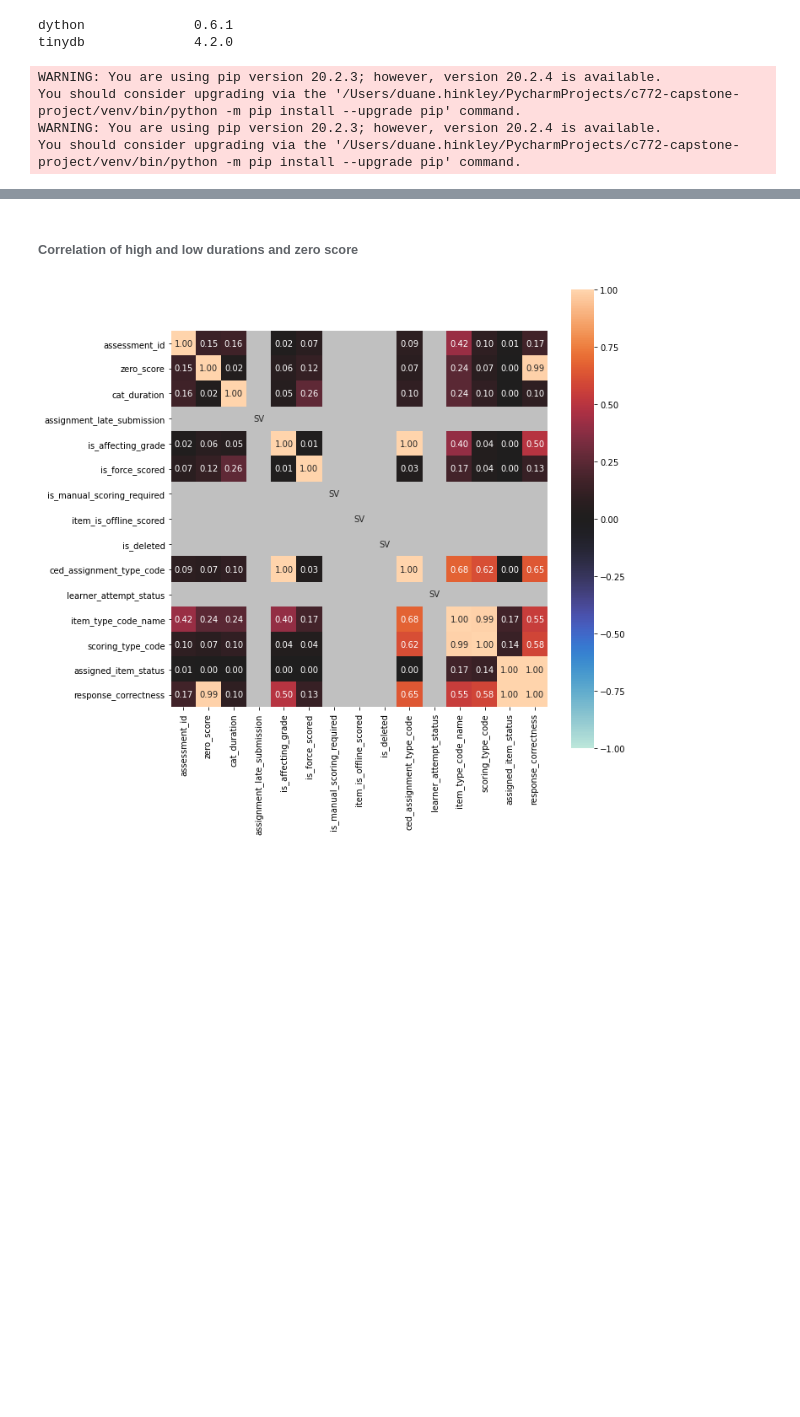
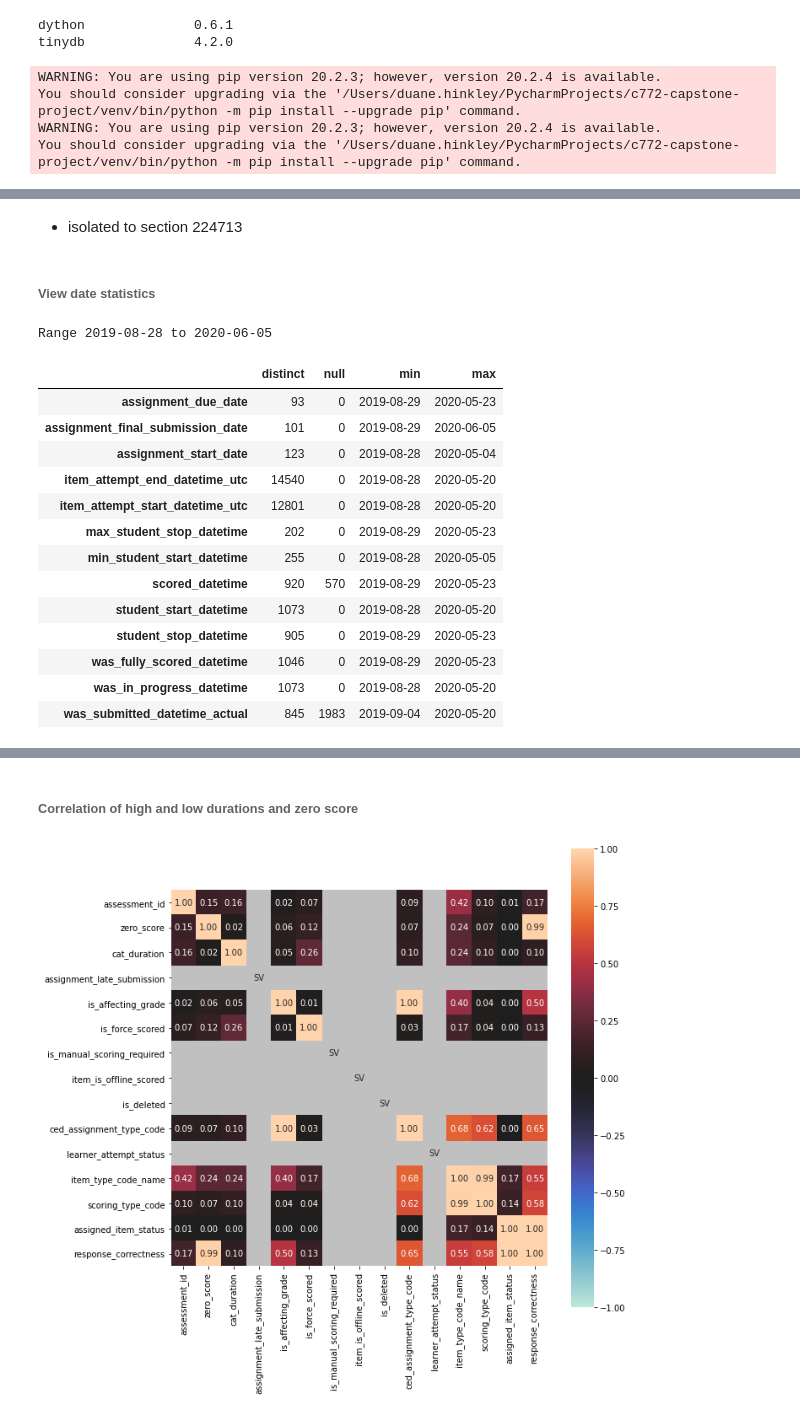
Before and after one commit to dlhinkley/c772-capstone-project, a Jupyter notebook: jupyter/investigation/investigate-duration-outliers.ipynb, the cells around one changed output, grey strips where cells are left out. Drawn from its saved outputs; the diff is of its cells as text; code cells hidden in the pictures; blank space fills up the shorter version.

```diff
--- a/jupyter/investigation/investigate-duration-outliers.ipynb
+++ b/jupyter/investigation/investigate-duration-outliers.ipynb
@@ -66,0 +104,24 @@ durDf.select(
+# %% [markdown]
+- isolated to section 224713
+# %% [markdown]
+###### View date statistics
+# %%
+dateStats = date_statisticts(stuDf, types['intervalVars'])
+print ("Range", dateStats['min'].min(), "to", dateStats['max'].max())
+dateStats
+# %% [output]
+Range 2019-08-28 to 2020-06-05
+|  | distinct | null | min | max |
+| assignment_due_date | 93 | 0 | 2019-08-29 | 2020-05-23 |
+| assignment_final_submission_date | 101 | 0 | 2019-08-29 | 2020-06-05 |
+| assignment_start_date | 123 | 0 | 2019-08-28 | 2020-05-04 |
+| item_attempt_end_datetime_utc | 14540 | 0 | 2019-08-28 | 2020-05-20 |
+| item_attempt_start_datetime_utc | 12801 | 0 | 2019-08-28 | 2020-05-20 |
+| max_student_stop_datetime | 202 | 0 | 2019-08-29 | 2020-05-23 |
+| min_student_start_datetime | 255 | 0 | 2019-08-28 | 2020-05-05 |
+| scored_datetime | 920 | 570 | 2019-08-29 | 2020-05-23 |
+| student_start_datetime | 1073 | 0 | 2019-08-28 | 2020-05-20 |
+| student_stop_datetime | 905 | 0 | 2019-08-29 | 2020-05-23 |
+| was_fully_scored_datetime | 1046 | 0 | 2019-08-29 | 2020-05-23 |
+| was_in_progress_datetime | 1073 | 0 | 2019-08-28 | 2020-05-20 |
+| was_submitted_datetime_actual | 845 | 1983 | 2019-09-04 | 2020-05-20 |
```
Also changed, not shown: parts of 46 cells of this notebook, 5 other files.
